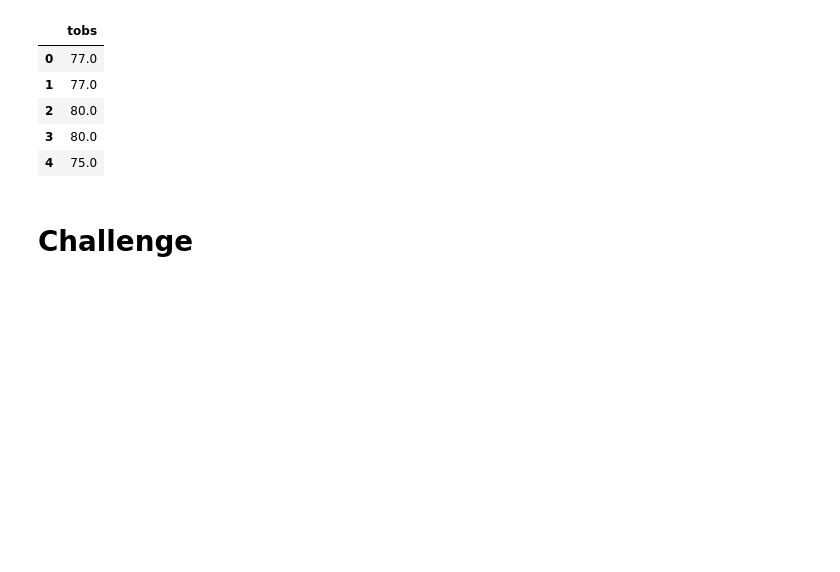
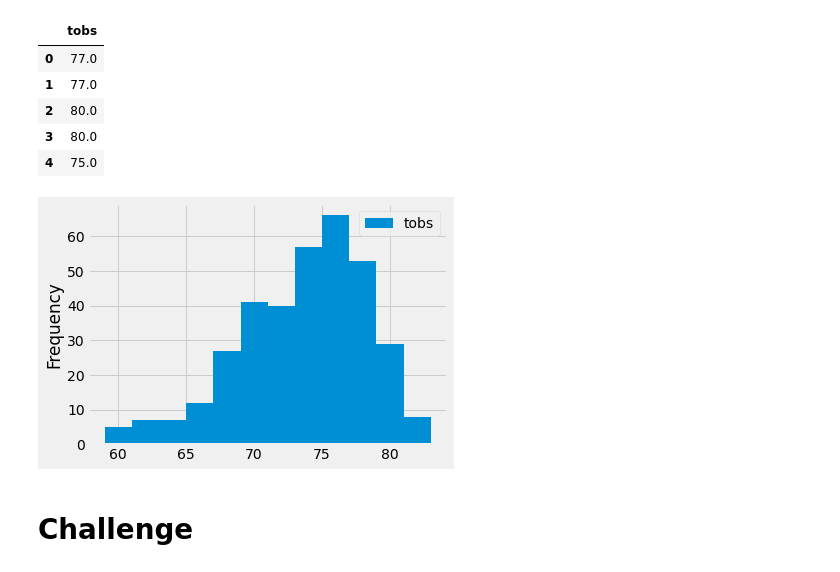
Before and after one commit to larabjork/weather-data-sqlite, a Jupyter notebook: climate_analysis.ipynb, the cells around one changed output. Drawn from its saved outputs; the diff is of its cells as text; code cells hidden in the pictures; blank space fills up the shorter version.

```diff
--- a/climate_analysis.ipynb
+++ b/climate_analysis.ipynb
@@ -139,7 +139,10 @@ results_df.head()
 | 4 | 75.0 |
 # %%
 # plot temp observations in historgram with 12 bins
-df.plot.hist(bins)
+results_df.plot.hist(bins = 12)
+plt.tight_layout()
+# %% [output]
+[figure, added]
 # %%
 # Write a function called `calc_temps` that will accept start date and end date in the format '%Y-%m-%d'
 # and return the minimum, average, and maximum temperatures for that range of dates
```
